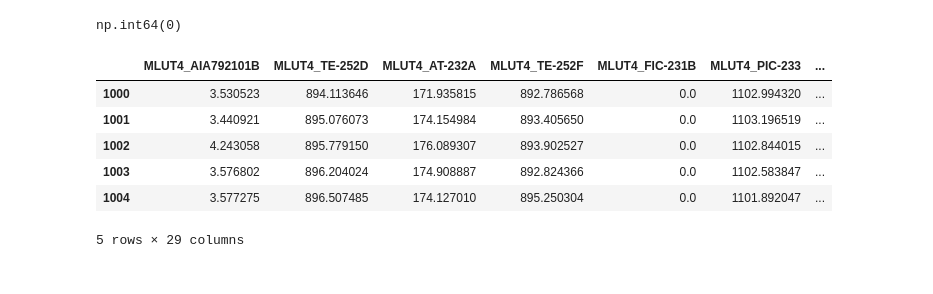
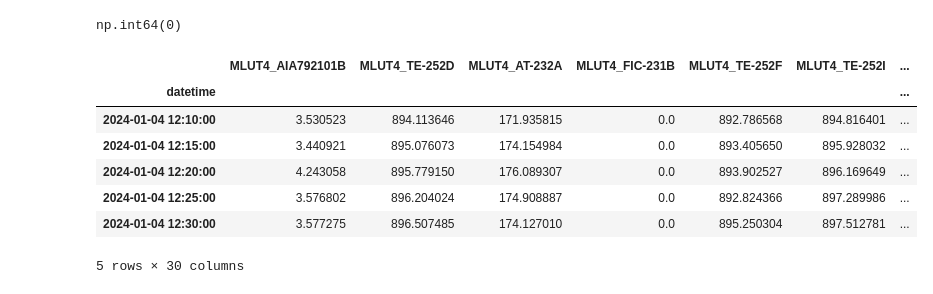
Before and after one commit to skywalker0803r/CFB, a Jupyter notebook: 滾動式預測y1_300筆_95%.ipynb, the cells around one changed output. Drawn from its saved outputs; the diff is of its cells as text; code cells hidden in the pictures.

```diff
--- a/滾動式預測y1_300筆_95%.ipynb
+++ b/滾動式預測y1_300筆_95%.ipynb
@@ -212,10 +213,11 @@ PERCENTILE_THRESHOLD = 95     # 門檻百分位
 PREDICTION_INTERVAL = 300     # 每次預測區間 (筆數)
 MAX_STEPS = 1000              # 最多預測幾次（非總筆數）
 WINDOW_SIZE = 1000            # 每次用多少資料訓練
+ENABLE_RETRAIN = False         # 是否開啟重訓練機制
 # =====================================================================
 
 # 1. 資料排序
-select_df = select_df.sort_index().reset_index(drop=True)
+select_df = select_df.sort_index()
 
 # 2. 設定欄位
 target_col = y_col
@@ -227,6 +229,7 @@ predictions = []
 abs_errors = []
 thresholds = []
 indices = []
+true_values = [] # 新增：儲存真實 Y 值
 
 # 4. 初始化進度條
 pbar = tqdm(total=MAX_STEPS)
@@ -244,65 +247,70 @@ while i + PREDICTION_INTERVAL <= len(select_df):
 
     retrain_model = False
 
-    # 如果還沒模型，或是前次預測誤差超門檻 → 重訓
-    if model is None:
+    if ENABLE_RETRAIN:
+        # 如果還沒模型，或是前次預測誤差超門檻 → 重訓
+        if model is None:
+            retrain_model = True
+        else:
+            # 快速預測一整段並計算誤差
+            test_df = select_df.iloc[i:i+PREDICTION_INTERVAL]
+            test_X = test_df[feature_cols]
+            true_y = test_df[target_col].values
+            preds = model.predict(test_X)
+            errors = np.abs(preds - true_y)
+
+            # 如果任一筆超門檻 → 重訓
+            if cached_threshold is not None and np.any(errors > cached_threshold):
+                retrain_model = True
+    else:
+        # 如果 ENABLE_RETRAIN 為 False，則每次都重訓
         retrain_model = True
-    else:
-        # 快速預測一整段並計算誤差
-        test_df = select_df.iloc[i:i+PREDICTION_INTERVAL]
-        test_X = test_df[feature_cols]
-        true_y = test_df[target_col].values
-        preds = model.predict(test_X)
-        errors = np.abs(preds - true_y)
-
-        # 如果任一筆超門檻 → 重訓
-        if cached_threshold is not None and np.any(errors > cached_threshold):
-            retrain_model = True
 
     if retrain_model:
         train_df = select_df.iloc[i - WINDOW_SIZE:i]
         train_X = train_df[feature_cols]
         train_y = train_df[target_col]
 
         model = RandomForestRegressor(n_estimators=100, random_state=42, n_jobs=-1)
         model.fit(train_X, train_y)
 
         train_preds = model.predict(train_X)
         train_errors = np.abs(train_preds - train_y)
         cached_threshold = np.percentile(train_errors, PERCENTILE_THRESHOLD)
 
-        # 預測下一段（剛好可以重用 test_df）
-        test_df = select_df.iloc[i:i+PREDICTION_INTERVAL]
-        test_X = test_df[feature_cols]
-        true_y = test_df[target_col].values
-        preds = model.predict(test_X)
-        errors = np.abs(preds - true_y)
+    # 預測下一段 (無論是否重訓都需要預測)
+    test_df = select_df.iloc[i:i+PREDICTION_INTERVAL]
+    test_X = test_df[feature_cols]
+    true_y = test_df[target_col].values # 取得真實 Y 值
+    preds = model.predict(test_X)
+    errors = np.abs(preds - true_y)
 
     # 紀錄整段結果
     idx_range = list(range(i, i + PREDICTION_INTERVAL))
     predictions.extend(preds.tolist())
     abs_errors.extend(errors.tolist())
     thresholds.extend([cached_threshold] * len(preds))
     indices.extend(idx_range)
+    true_values.extend(true_y.tolist()) # 新增：記錄真實 Y 值
 
     pbar.update(1)
     i += PREDICTION_INTERVAL
 
 pbar.close()
-
 # 7. 輸出結果表
-result_df = select_df.loc[indices].copy()
+result_df = select_df.iloc[indices].copy()
 result_df['prediction'] = predictions
 result_df['abs_error'] = abs_errors
 result_df['threshold'] = thresholds
+result_df['true_y'] = true_values # 新增：真實 Y 值欄位
 
 result_df.head()
-#跟我細講這段程式碼邏輯
 # %% [output]
-|  | MLUT4_AIA792101B | MLUT4_TE-252D | MLUT4_AT-232A | MLUT4_TE-252F | MLUT4_FIC-231B | MLUT4_PIC-233 | ... |
-| 1000 | 3.530523 | 894.113646 | 171.935815 | 892.786568 | 0.0 | 1102.994320 | ... |
-| 1001 | 3.440921 | 895.076073 | 174.154984 | 893.405650 | 0.0 | 1103.196519 | ... |
-| 1002 | 4.243058 | 895.779150 | 176.089307 | 893.902527 | 0.0 | 1102.844015 | ... |
-| 1003 | 3.576802 | 896.204024 | 174.908887 | 892.824366 | 0.0 | 1102.583847 | ... |
-| 1004 | 3.577275 | 896.507485 | 174.127010 | 895.250304 | 0.0 | 1101.892047 | ... |
+|  | MLUT4_AIA792101B | MLUT4_TE-252D | MLUT4_AT-232A | MLUT4_FIC-231B | MLUT4_TE-252F | MLUT4_TE-252I | ... |
+| datetime |  |  |  |  |  |  | ... |
+| 2024-01-04 12:10:00 | 3.530523 | 894.113646 | 171.935815 | 0.0 | 892.786568 | 894.816401 | ... |
+| 2024-01-04 12:15:00 | 3.440921 | 895.076073 | 174.154984 | 0.0 | 893.405650 | 895.928032 | ... |
+| 2024-01-04 12:20:00 | 4.243058 | 895.779150 | 176.089307 | 0.0 | 893.902527 | 896.169649 | ... |
+| 2024-01-04 12:25:00 | 3.576802 | 896.204024 | 174.908887 | 0.0 | 892.824366 | 897.289986 | ... |
+| 2024-01-04 12:30:00 | 3.577275 | 896.507485 | 174.127010 | 0.0 | 895.250304 | 897.512781 | ... |
-5 rows × 29 columns
+5 rows × 30 columns
```
Also changed, not shown: parts of 11 cells of this notebook.
